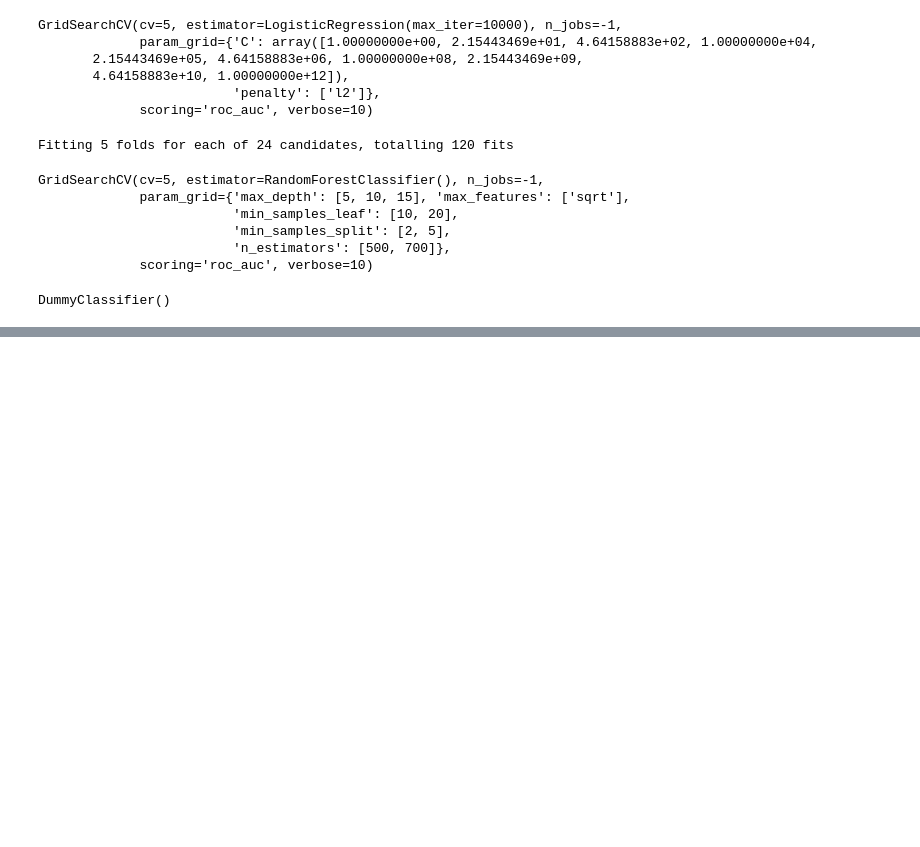
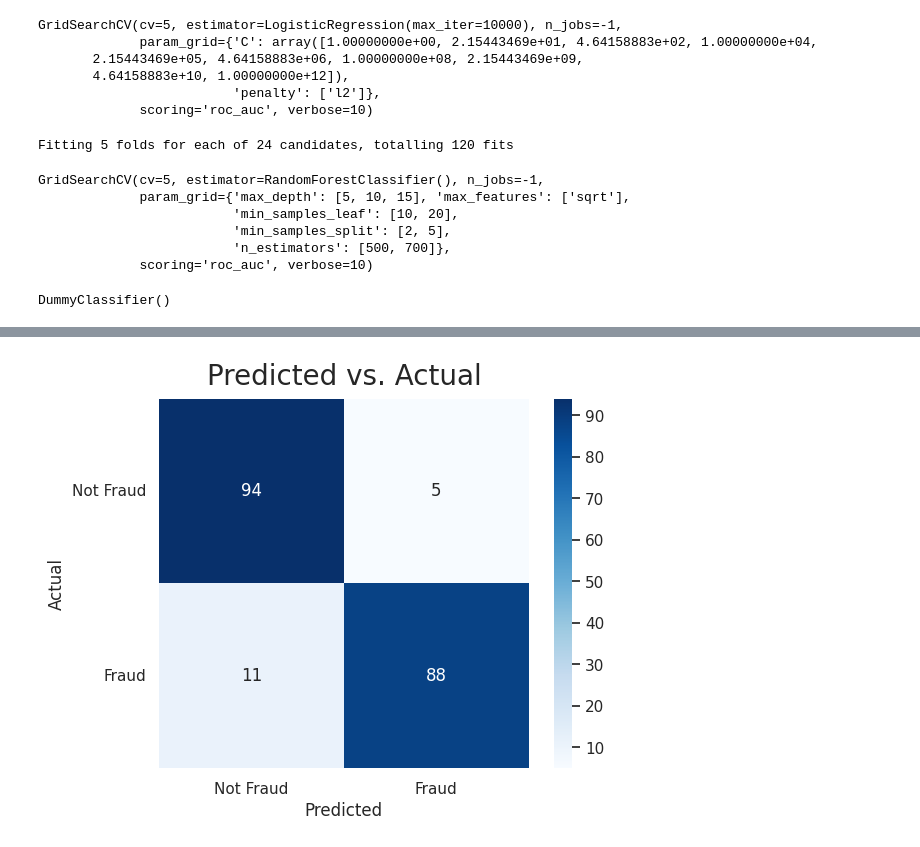
Before and after one commit to pandeyp819/CreditCard_FraudDetect, a Jupyter notebook: Fraud Detector.ipynb, the cells around one changed output, grey strips where cells are left out. Drawn from its saved outputs; the diff is of its cells as text; code cells hidden in the pictures; blank space fills up the shorter version.

```diff
--- a/Fraud Detector.ipynb
+++ b/Fraud Detector.ipynb
@@ -208,0 +285,5 @@ plt.savefig('roc out sample.png')
+# %%
+make_confusion_matrix_val(logistic_grid, threshold=0.842)
+
+plt.savefig('confusion_matrix_val_logistic_regression.png');
+# %% [output]
@@ -208,0 +297 @@ plt.savefig('roc out sample.png')
+[figure, added]
```
Also changed, not shown: parts of 13 cells of this notebook.
